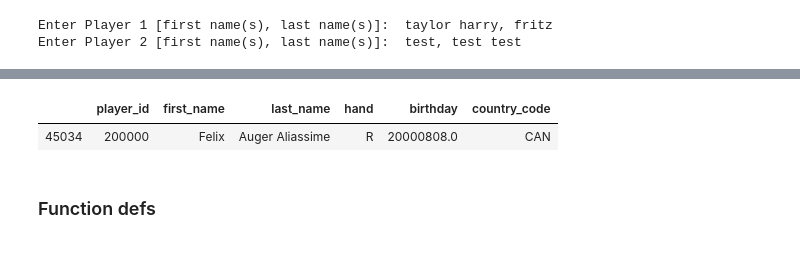
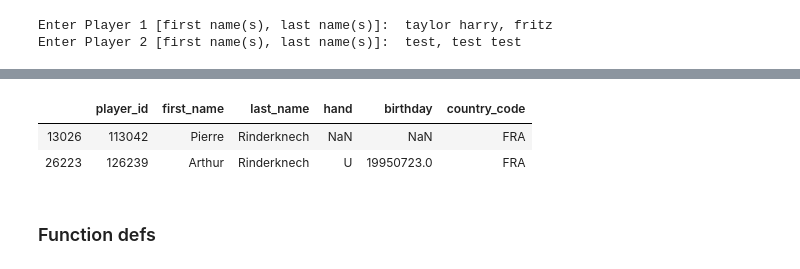
Before and after one commit to rrichards7/tennis-ml, a Jupyter notebook: notebooks/tennis_ml.ipynb, the cells around one changed output, grey strips where cells are left out. Cells and saved outputs as stored; diff of their text form; code cells hidden in the pictures.

```diff
--- a/notebooks/tennis_ml.ipynb
+++ b/notebooks/tennis_ml.ipynb
@@ -702,6 +1229,7 @@ where optimal validation-set derived threshold = 0.4764
 # %%
-players.loc[(players['last_name'] == 'Auger Aliassime')]
+players.loc[(players['last_name'] == 'Rinderknech')]
 # players.loc[(players['first_name'] == 'Dusan')]
 # %% [output]
 |  | player_id | first_name | last_name | hand | birthday | country_code |
-| 45034 | 200000 | Felix | Auger Aliassime | R | 20000808.0 | CAN |
+| 13026 | 113042 | Pierre | Rinderknech | NaN | NaN | FRA |
+| 26223 | 126239 | Arthur | Rinderknech | U | 19950723.0 | FRA |
```
Also changed, not shown: parts of 33 cells of this notebook.
